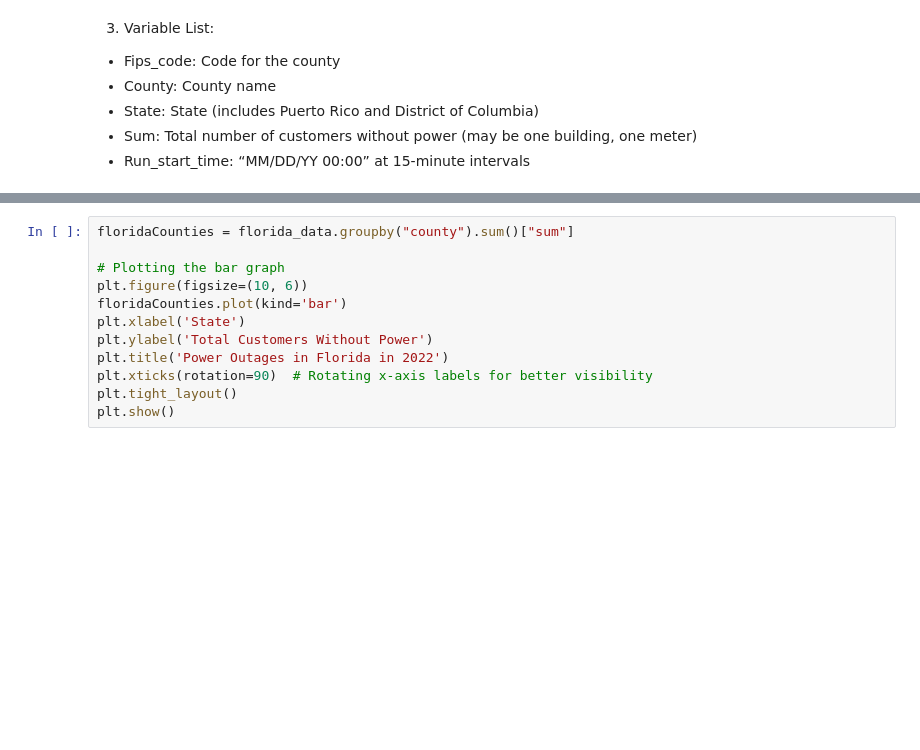
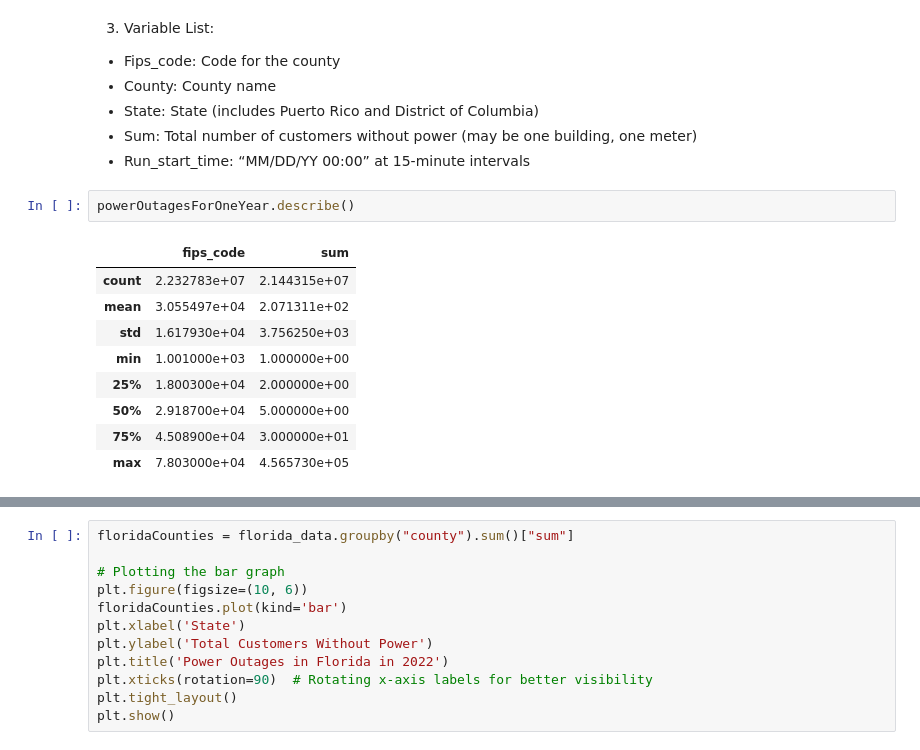
Before and after one commit to brepowell/EnergyConsumption, a Jupyter notebook: PowerOutageTrends.ipynb, the cells around one changed output, grey strips where cells are left out. Cells and saved outputs as stored; diff of their text form; blank space fills up the shorter version.

```diff
--- a/PowerOutageTrends.ipynb
+++ b/PowerOutageTrends.ipynb
@@ -38,4 +38,16 @@ poweroutage2022.shape
  - State: State (includes Puerto Rico and District of Columbia)
  - Sum: Total number of customers without power (may be one building, one meter)
  - Run_start_time: “MM/DD/YY 00:00” at 15-minute intervals
+# %%
+powerOutagesForOneYear.describe()
+# %% [output]
+|  | fips_code | sum |
+| count | 2.232783e+07 | 2.144315e+07 |
+| mean | 3.055497e+04 | 2.071311e+02 |
+| std | 1.617930e+04 | 3.756250e+03 |
+| min | 1.001000e+03 | 1.000000e+00 |
+| 25% | 1.800300e+04 | 2.000000e+00 |
+| 50% | 2.918700e+04 | 5.000000e+00 |
+| 75% | 4.508900e+04 | 3.000000e+01 |
+| max | 7.803000e+04 | 4.565730e+05 |
 # %%
```
Also changed, not shown: parts of 9 cells of this notebook, 2 other files.
